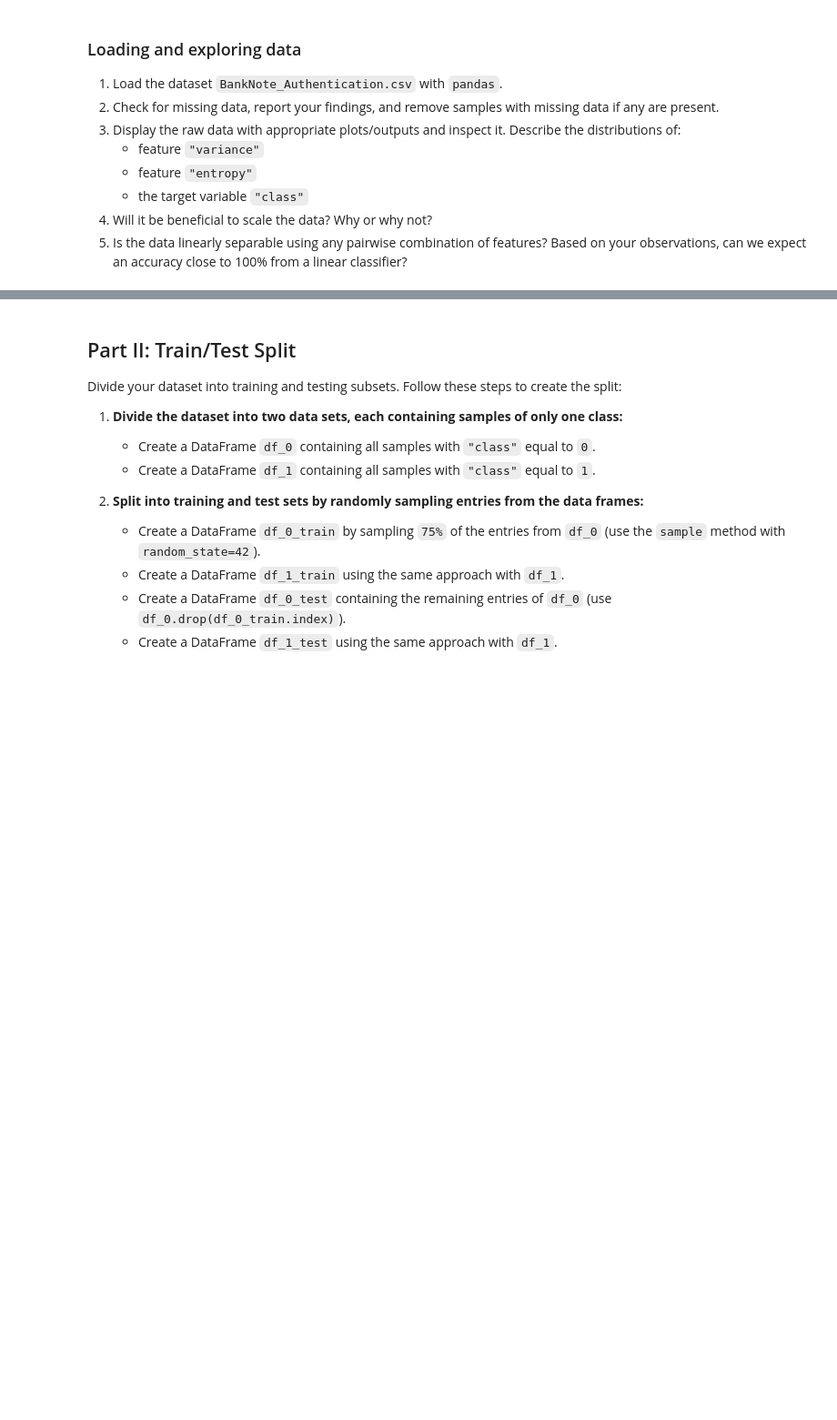
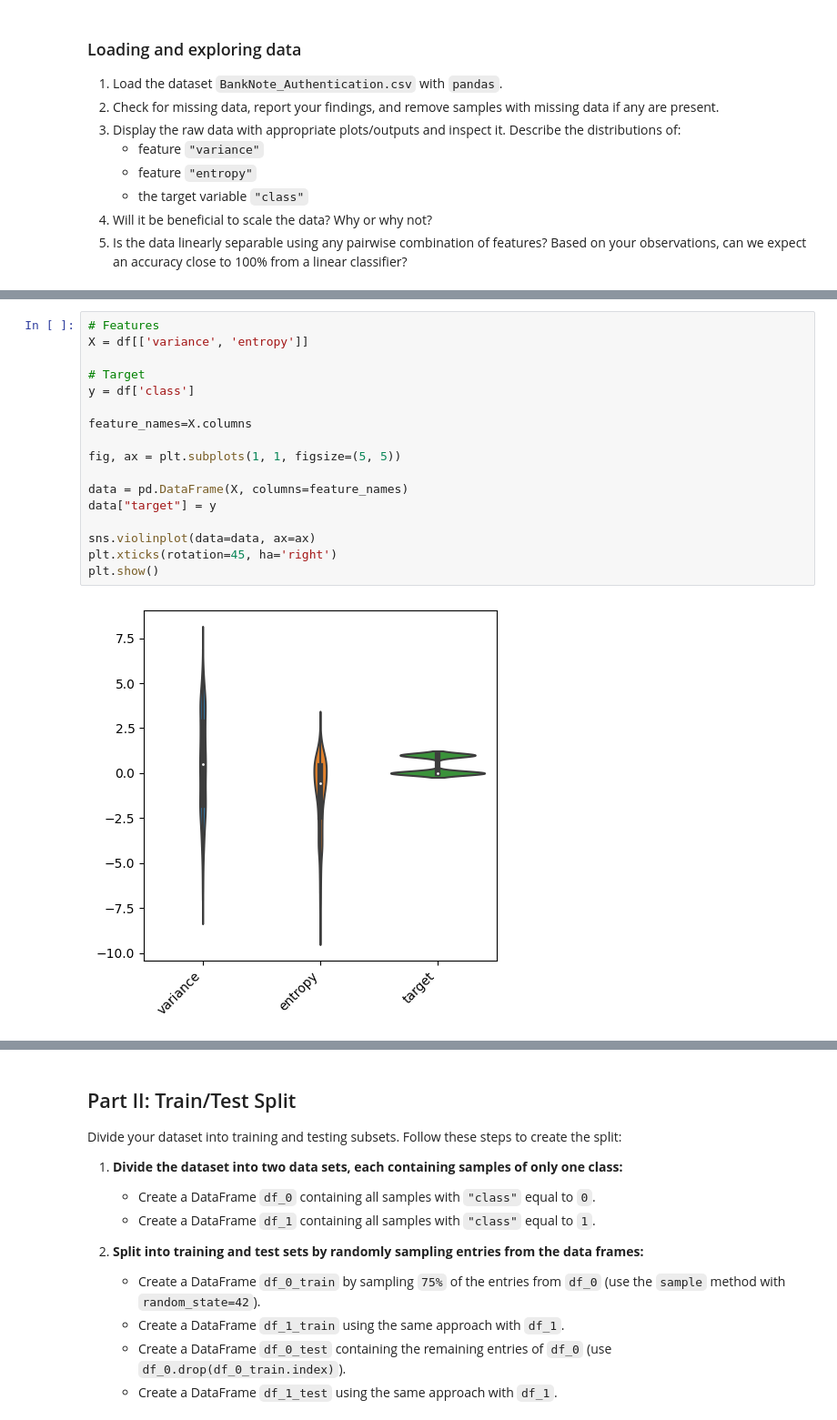
Before and after one commit to Indraadhikari/DAT200-Machine-Learning, a Jupyter notebook: CA2/CA2 Q-checkpoint.ipynb, the cells around one changed output, grey strips where cells are left out. Shown at 91% size. Saved outputs shown, nothing was run; the diff lists cells and outputs as text; blank space fills up the shorter version.

```diff
--- a/CA2/CA2 Q-checkpoint.ipynb
+++ b/CA2/CA2 Q-checkpoint.ipynb
@@ -46,0 +103,19 @@
+# %%
+# Features
+X = df[['variance', 'entropy']]
+
+# Target
+y = df['class']
+
+feature_names=X.columns
+
+fig, ax = plt.subplots(1, 1, figsize=(5, 5))
+
+data = pd.DataFrame(X, columns=feature_names)
+data["target"] = y
+
+sns.violinplot(data=data, ax=ax)
+plt.xticks(rotation=45, ha='right')
+plt.show()
+# %% [output]
+[figure, added]
```
Also changed, not shown: parts of 10 cells of this notebook.
